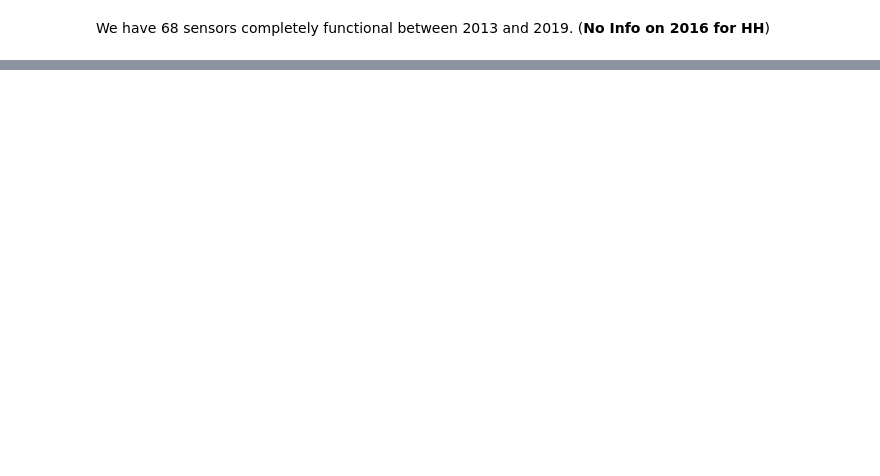
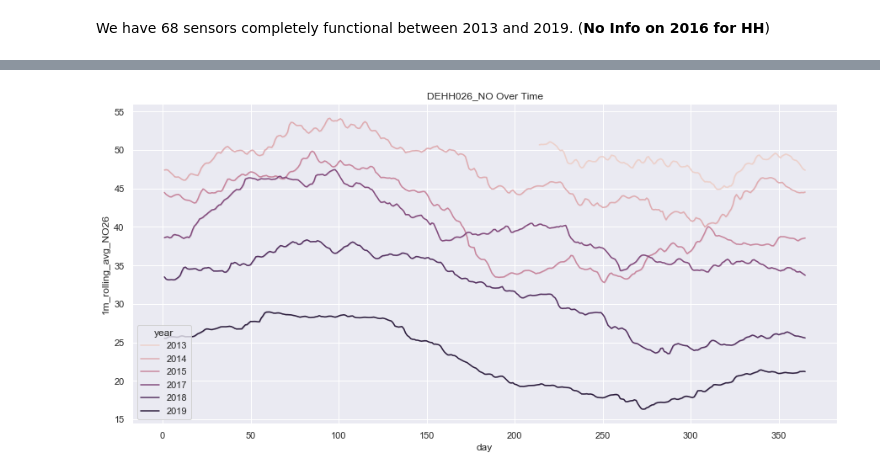
Before and after one commit to EvgenyGorelov/CorrelAid-Development-of-air-pollution-in-Hamburg, a Jupyter notebook: Correlaid.2013.19.etl.pandas.1.0.ipynb, the cells around one changed output, grey strips where cells are left out. Drawn from its saved outputs; the diff is of its cells as text; code cells hidden in the pictures; blank space fills up the shorter version.

```diff
--- a/Correlaid.2013.19.etl.pandas.1.0.ipynb
+++ b/Correlaid.2013.19.etl.pandas.1.0.ipynb
@@ -469,0 +578,2 @@ df_single.index
+# %%
+df_day_year_DB['24h_rolling_avg_NO26'] = df_day_year_DB["DEHH026_NO_dataGroup1"].rolling(24).mean()
@@ -469,0 +586,2 @@ df_single.index
+# %%
+df_day_year_DB['1w_rolling_avg_NO26'] = df_day_year_DB["DEHH026_NO_dataGroup1"].rolling(168).mean()
@@ -469,0 +594,2 @@ df_single.index
+# %%
+df_day_year_DB['1m_rolling_avg_NO26'] = df_day_year_DB["DEHH026_NO_dataGroup1"].rolling(5124).mean()
@@ -469,0 +602,3 @@ df_single.index
+# %%
+df_day_year_DB['1m_rolling_avg_NO64'] = df_day_year_DB["DEHH064_NO_dataGroup1"].rolling(5124).mean()
+df_day_year_DB['1m_rolling_avg_NO70'] = df_day_year_DB["DEHH070_NO_dataGroup1"].rolling(5124).mean()
@@ -469,0 +632,13 @@ df_single.index
+# %%
+#sns.palplot(sns.color_palette("husl", 8))
+plt.figure(figsize=(15, 7))
+NO_26 = sns.lineplot(
+    x="day",
+#    y="DEHH064_NO_dataGroup1",
+    y="1m_rolling_avg_NO26",
+    hue="year",
+    data=df_day_year_DB
+).set_title('DEHH026_NO Over Time')
+plt.show()
+# %% [output]
+[figure, added]
```
Also changed, not shown: parts of 22 cells of this notebook.
